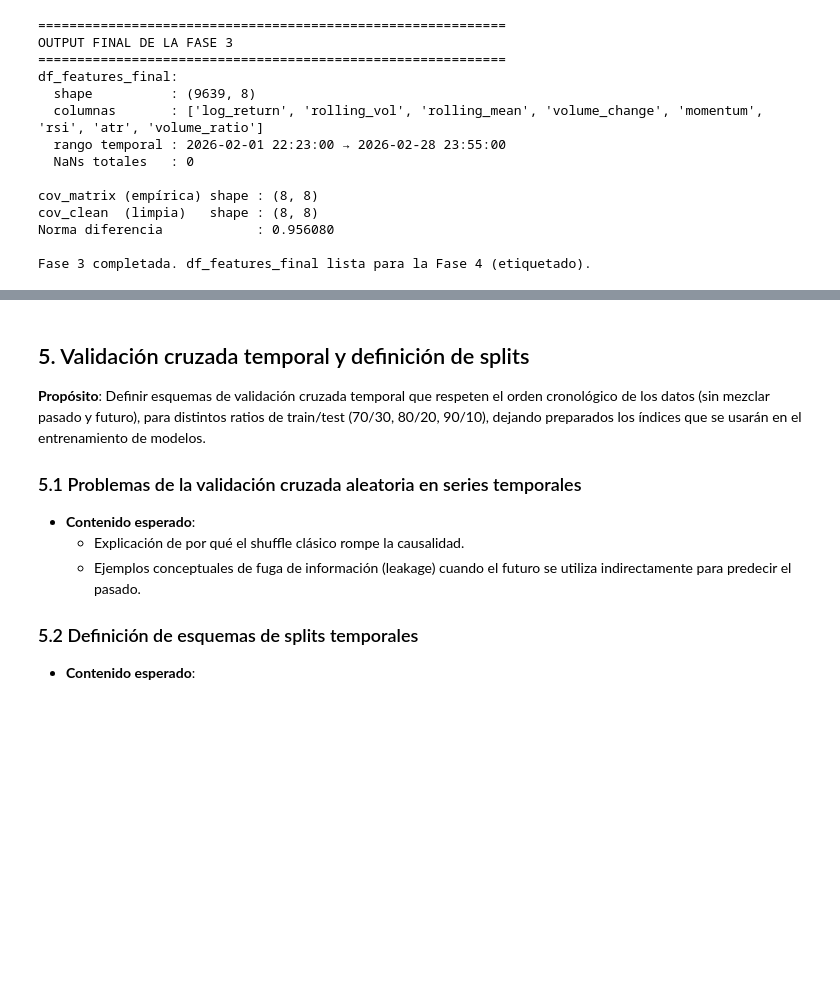
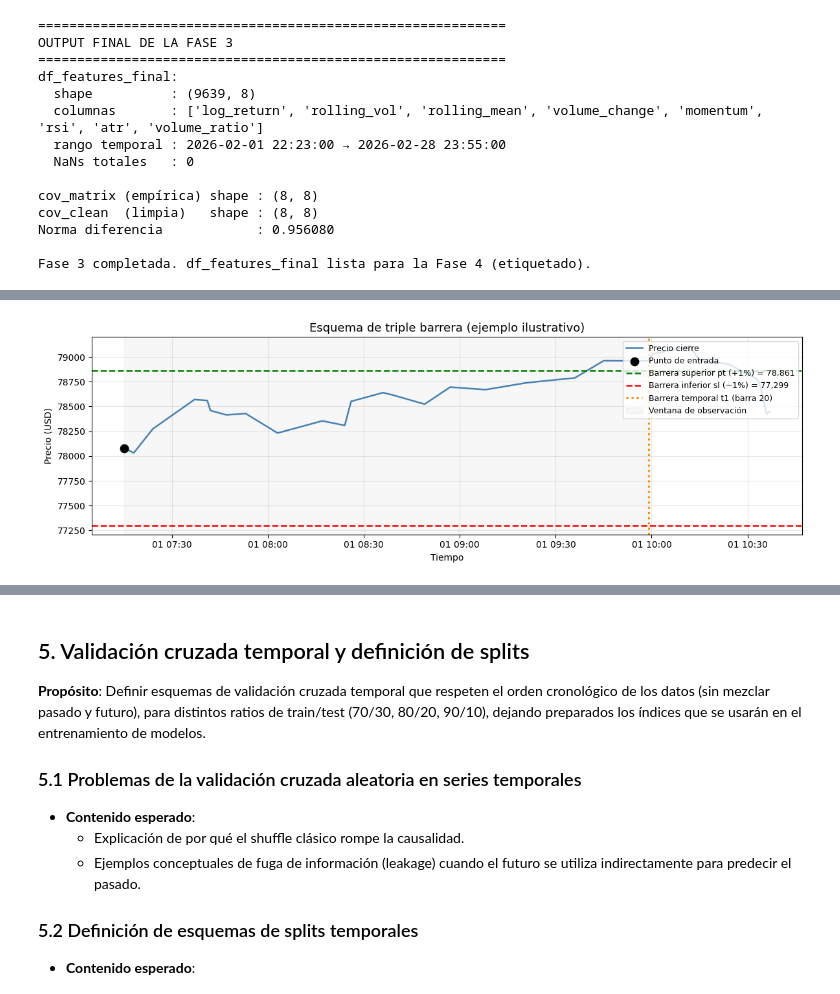
Before and after one commit to Romequinco/TAREA_PROCESADO_DATOS_FINANCIEROS_PARA_MACHINE_LEARNING, a Jupyter notebook: PREPROCESADO_DATOS_FINANCIEROS_.ipynb, the cells around one changed output, grey strips where cells are left out. Saved outputs shown, nothing was run; the diff lists cells and outputs as text; code cells hidden in the pictures; blank space fills up the shorter version.

Commit message:
fase 4 avances, revisar y md falta

```diff
--- a/PREPROCESADO_DATOS_FINANCIEROS_.ipynb
+++ b/PREPROCESADO_DATOS_FINANCIEROS_.ipynb
@@ -2434,0 +2440,64 @@ En esta sección se explicará que:
+# %%
+# Gráfica ilustrativa del esquema de triple barrera.
+#
+# Se selecciona un tramo fijo de 30 barras y, para el primer punto, se dibujan:
+#   - Barrera superior (pt): línea horizontal discontinua verde
+#   - Barrera inferior (sl): línea horizontal discontinua roja
+#   - Barrera temporal (t1): línea vertical discontinua naranja
+#   - Punto de entrada    : marcador negro
+#
+# La gráfica usa THRESHOLD_1 (1%) para ilustrar el esquema fijo.
+
+if 'df_bars' not in globals():
+    raise RuntimeError("df_bars no está definido. Ejecute las fases anteriores.")
+
+close = df_bars['close']
+
+# Seleccionar tramo: desde la barra 100 para evitar bordes iniciales
+ILUSTRA_START = 100
+ILUSTRA_LEN   = 30
+ilustra_slice = close.iloc[ILUSTRA_START : ILUSTRA_START + ILUSTRA_LEN]
+
+# Precio de entrada y barreras para el punto ilustrativo
+p_entry    = ilustra_slice.iloc[0]
+pt_ilustra = p_entry * (1 + THRESHOLD_1)   # barrera superior (+1%)
+sl_ilustra = p_entry * (1 - THRESHOLD_1)   # barrera inferior (-1%)
+
+# Índice de la barrera temporal (BARRIER_WINDOW barras desde la entrada)
+t1_idx = ilustra_slice.index[min(BARRIER_WINDOW, ILUSTRA_LEN - 1)]
+
+fig, ax = plt.subplots(figsize=(12, 4))
+
+# Serie de precios en el tramo ilustrativo
+ax.plot(ilustra_slice.index, ilustra_slice.values,
+        color='steelblue', linewidth=1.8, label='Precio cierre')
+
+# Punto de entrada
+ax.scatter([ilustra_slice.index[0]], [p_entry],
+           color='black', s=80, zorder=5, label='Punto de entrada')
+
+# Barrera superior
+ax.axhline(pt_ilustra, color='green', linestyle='--', linewidth=1.8,
+           label=f'Barrera superior pt (+{THRESHOLD_1*100:.0f}%) = {pt_ilustra:,.0f}')
+
+# Barrera inferior
+ax.axhline(sl_ilustra, color='red', linestyle='--', linewidth=1.8,
+           label=f'Barrera inferior sl (−{THRESHOLD_1*100:.0f}%) = {sl_ilustra:,.0f}')
+
+# Barrera temporal
+ax.axvline(t1_idx, color='darkorange', linestyle=':', linewidth=2.2,
+           label=f'Barrera temporal t1 (barra {BARRIER_WINDOW})')
+
+# Zona de espera entre entrada y barrera temporal
+ax.axvspan(ilustra_slice.index[0], t1_idx,
+           alpha=0.06, color='gray', label='Ventana de observación')
+
+ax.set_title("Esquema de triple barrera (ejemplo ilustrativo)", fontsize=13)
+ax.set_xlabel("Tiempo")
+ax.set_ylabel("Precio (USD)")
+ax.legend(fontsize=9, loc='upper right')
+ax.grid(alpha=0.3)
+plt.tight_layout()
+plt.show()
+# %% [output]
+[figure, added]
```
Also changed, not shown: parts of 10 cells of this notebook.
